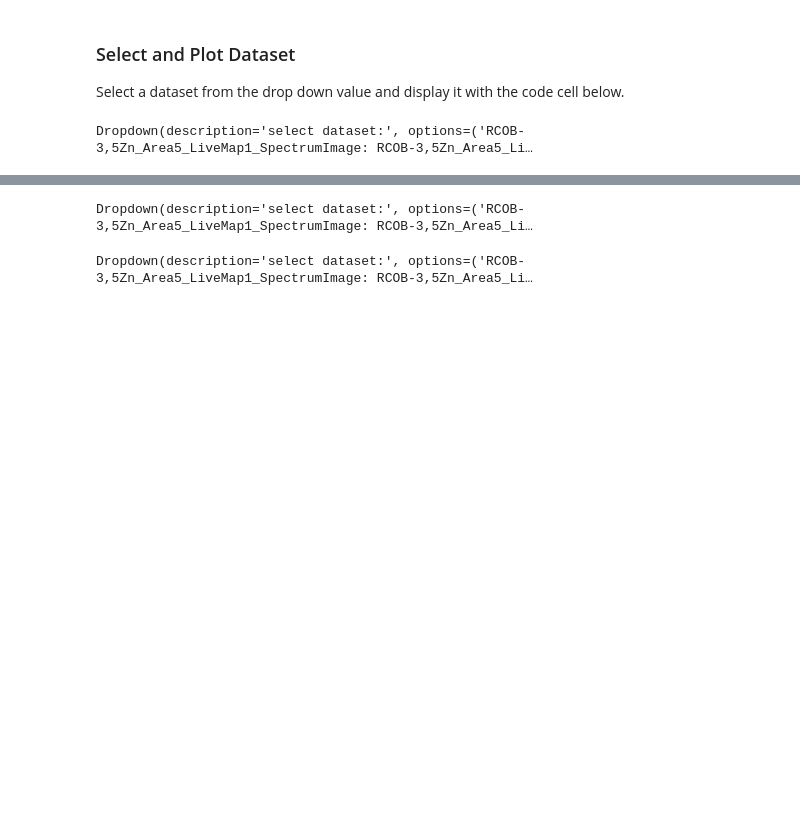
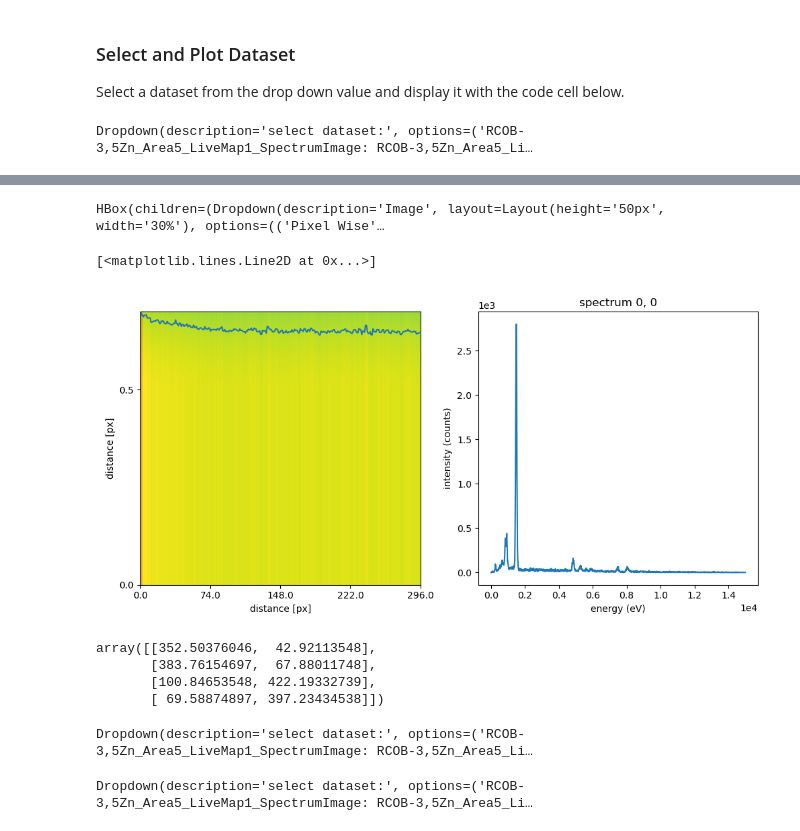
Before and after one commit to pycroscopy/pyTEMlib, a Jupyter notebook: notebooks/Spectroscopy/EDS.ipynb, the cells around one changed output, grey strips where cells are left out. Cells and saved outputs as stored; diff of their text form; code cells hidden in the pictures; blank space fills up the shorter version.

```diff
--- a/notebooks/Spectroscopy/EDS.ipynb
+++ b/notebooks/Spectroscopy/EDS.ipynb
@@ -127,0 +250,12 @@ Dropdown(description='select dataset:', options=('RCOB-3,5Zn_Area5_LiveMap1_Spec
+# %%
+import sidpy
+prof = get_profile(chooser.dataset, line)
+v = prof.plot(figsize=(10,5))
+
+v.axes[0].set_aspect('auto')
+v.axes[0].set_ylim(0,.7)
+v.axes[0].plot(prof[:,0,:700].sum(axis=1)/prof[:,0,:700].sum(axis=1).max()*.7)
+# %% [output]
+HBox(children=(Dropdown(description='Image', layout=Layout(height='50px', width='30%'), options=(('Pixel Wise'…
+[<matplotlib.lines.Line2D at 0x...>]
+[figure, added]
@@ -128,3 +264,12 @@ Dropdown(description='select dataset:', options=('RCOB-3,5Zn_Area5_LiveMap1_Spec
+# %%
+
+plt.close('all')
+line.line_verts
+# %% [output]
+array([[352.50376046,  42.92113548],
+       [383.76154697,  67.88011748],
+       [100.84653548, 422.19332739],
+       [ 69.58874897, 397.23434538]])
 # %%
 image_chooser = pyTEMlib.file_tools.ChooseDataset(datasets)
 # %% [output]
```
Also changed, not shown: parts of 16 cells of this notebook, 3 other files.
